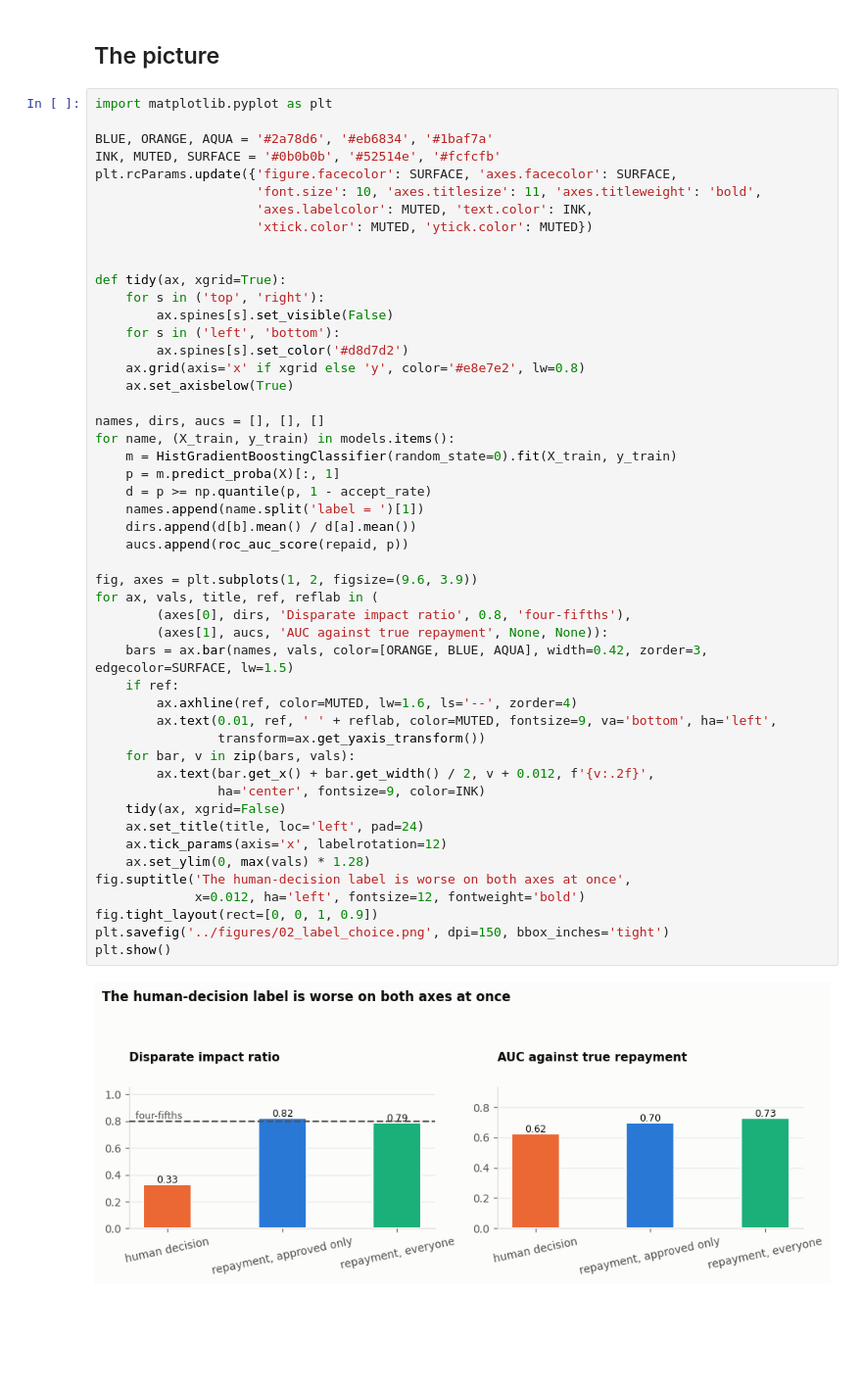
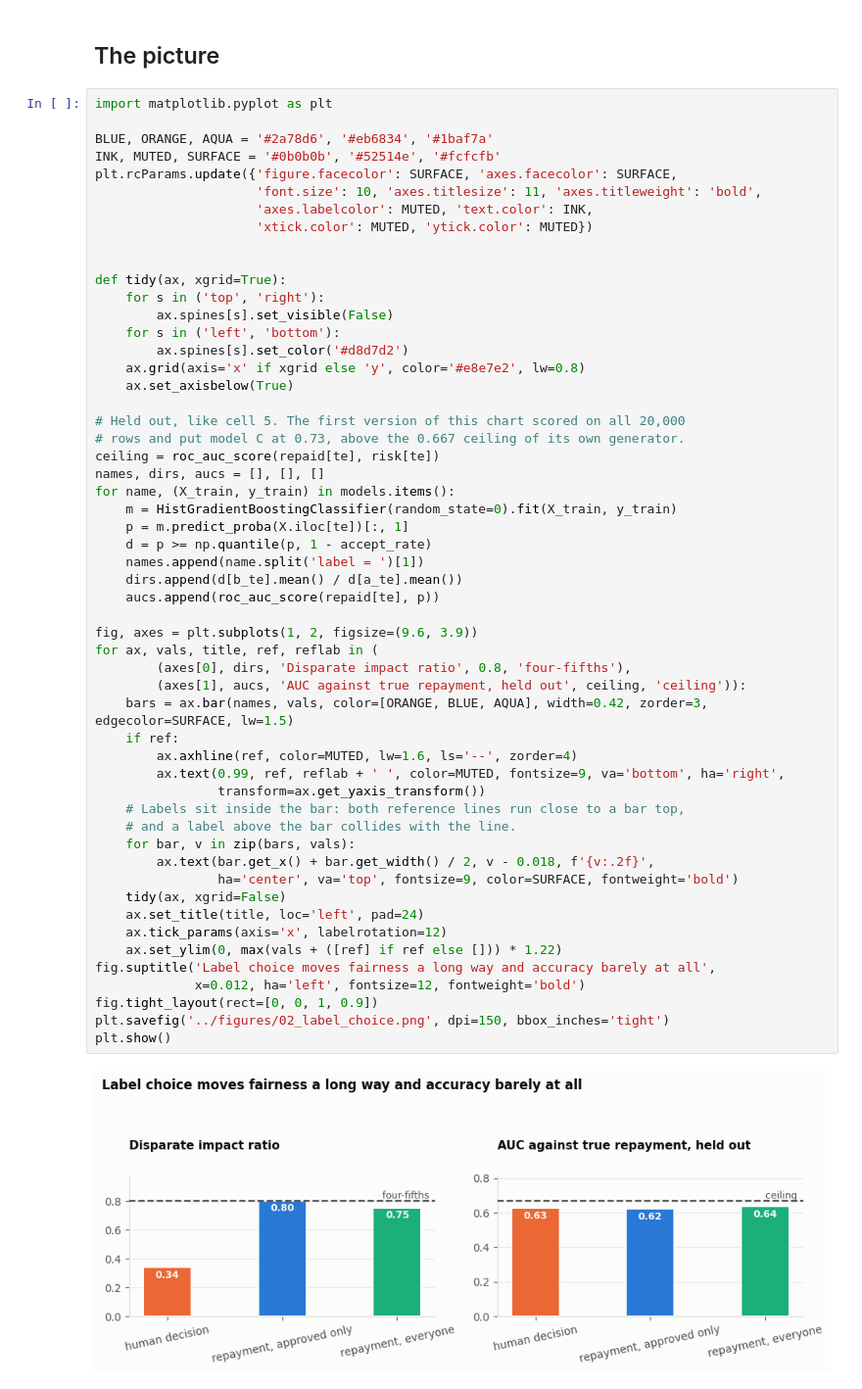
Before and after one commit to alexchilton/eu-ai-act-article10-hr-bias, a Jupyter notebook: notebooks/02_label_choice_and_selective_labels.ipynb, the cells around one changed output. Shown at 98% size. Drawn from its saved outputs; the diff is of its cells as text; blank space fills up the shorter version.

```diff
--- a/notebooks/02_label_choice_and_selective_labels.ipynb
+++ b/notebooks/02_label_choice_and_selective_labels.ipynb
@@ -217,40 +330,45 @@ plt.rcParams.update({'figure.facecolor': SURFACE, 'axes.facecolor': SURFACE,
 def tidy(ax, xgrid=True):
     for s in ('top', 'right'):
         ax.spines[s].set_visible(False)
     for s in ('left', 'bottom'):
         ax.spines[s].set_color('#d8d7d2')
     ax.grid(axis='x' if xgrid else 'y', color='#e8e7e2', lw=0.8)
     ax.set_axisbelow(True)
 
+# Held out, like cell 5. The first version of this chart scored on all 20,000
+# rows and put model C at 0.73, above the 0.667 ceiling of its own generator.
+ceiling = roc_auc_score(repaid[te], risk[te])
 names, dirs, aucs = [], [], []
 for name, (X_train, y_train) in models.items():
     m = HistGradientBoostingClassifier(random_state=0).fit(X_train, y_train)
-    p = m.predict_proba(X)[:, 1]
+    p = m.predict_proba(X.iloc[te])[:, 1]
     d = p >= np.quantile(p, 1 - accept_rate)
     names.append(name.split('label = ')[1])
-    dirs.append(d[b].mean() / d[a].mean())
-    aucs.append(roc_auc_score(repaid, p))
+    dirs.append(d[b_te].mean() / d[a_te].mean())
+    aucs.append(roc_auc_score(repaid[te], p))
 
 fig, axes = plt.subplots(1, 2, figsize=(9.6, 3.9))
 for ax, vals, title, ref, reflab in (
         (axes[0], dirs, 'Disparate impact ratio', 0.8, 'four-fifths'),
-        (axes[1], aucs, 'AUC against true repayment', None, None)):
+        (axes[1], aucs, 'AUC against true repayment, held out', ceiling, 'ceiling')):
     bars = ax.bar(names, vals, color=[ORANGE, BLUE, AQUA], width=0.42, zorder=3, edgecolor=SURFACE, lw=1.5)
     if ref:
         ax.axhline(ref, color=MUTED, lw=1.6, ls='--', zorder=4)
-        ax.text(0.01, ref, ' ' + reflab, color=MUTED, fontsize=9, va='bottom', ha='left',
+        ax.text(0.99, ref, reflab + ' ', color=MUTED, fontsize=9, va='bottom', ha='right',
                 transform=ax.get_yaxis_transform())
+    # Labels sit inside the bar: both reference lines run close to a bar top,
+    # and a label above the bar collides with the line.
     for bar, v in zip(bars, vals):
-        ax.text(bar.get_x() + bar.get_width() / 2, v + 0.012, f'{v:.2f}',
-                ha='center', fontsize=9, color=INK)
+        ax.text(bar.get_x() + bar.get_width() / 2, v - 0.018, f'{v:.2f}',
+                ha='center', va='top', fontsize=9, color=SURFACE, fontweight='bold')
     tidy(ax, xgrid=False)
     ax.set_title(title, loc='left', pad=24)
     ax.tick_params(axis='x', labelrotation=12)
-    ax.set_ylim(0, max(vals) * 1.28)
-fig.suptitle('The human-decision label is worse on both axes at once',
+    ax.set_ylim(0, max(vals + ([ref] if ref else [])) * 1.22)
+fig.suptitle('Label choice moves fairness a long way and accuracy barely at all',
              x=0.012, ha='left', fontsize=12, fontweight='bold')
 fig.tight_layout(rect=[0, 0, 1, 0.9])
 plt.savefig('../figures/02_label_choice.png', dpi=150, bbox_inches='tight')
 plt.show()
 # %% [output]
-[figure, old version]
+[figure, new version]
```
Also changed, not shown: parts of 4 cells of this notebook, 9 other files.
